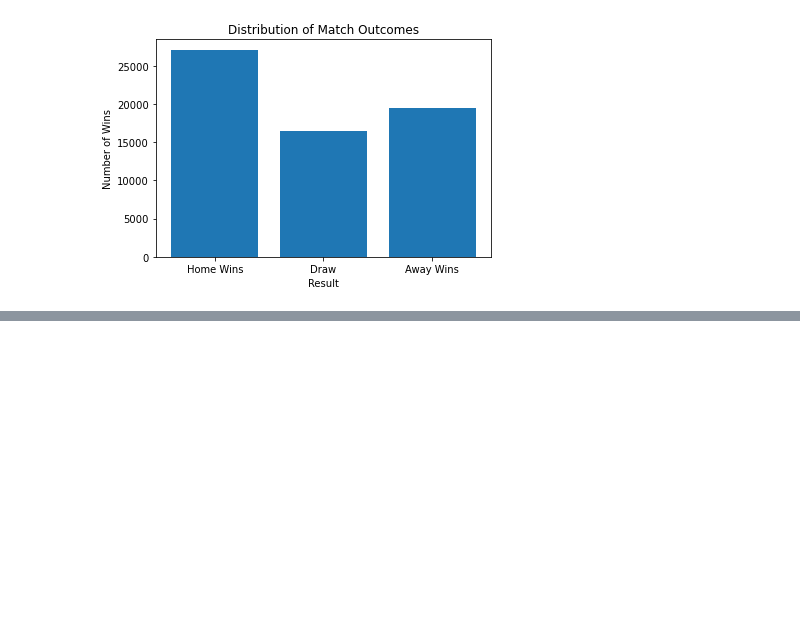
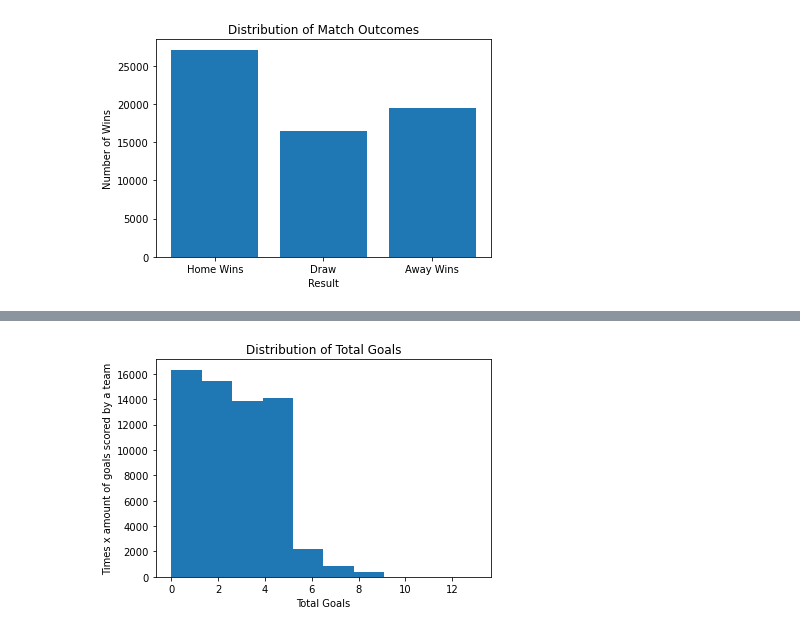
Before and after one commit to MuhammadAhmed3092/Data-Science-Projects, a Jupyter notebook: Football Leagues Analysis using EDA.ipynb, the cells around one changed output, grey strips where cells are left out. Cells and saved outputs as stored; diff of their text form; code cells hidden in the pictures; blank space fills up the shorter version.

```diff
--- a/Football Leagues Analysis using EDA.ipynb
+++ b/Football Leagues Analysis using EDA.ipynb
@@ -259,0 +273,10 @@ manchester
+# %%
+total_goals = df['Total Goals']
+
+plt.hist(total_goals, bins=10)
+plt.xlabel('Total Goals')
+plt.ylabel('Times x amount of goals scored by a team')
+plt.title('Distribution of Total Goals')
+plt.show()
+# %% [output]
+[figure, added]
```
Also changed, not shown: parts of 5 cells of this notebook.
